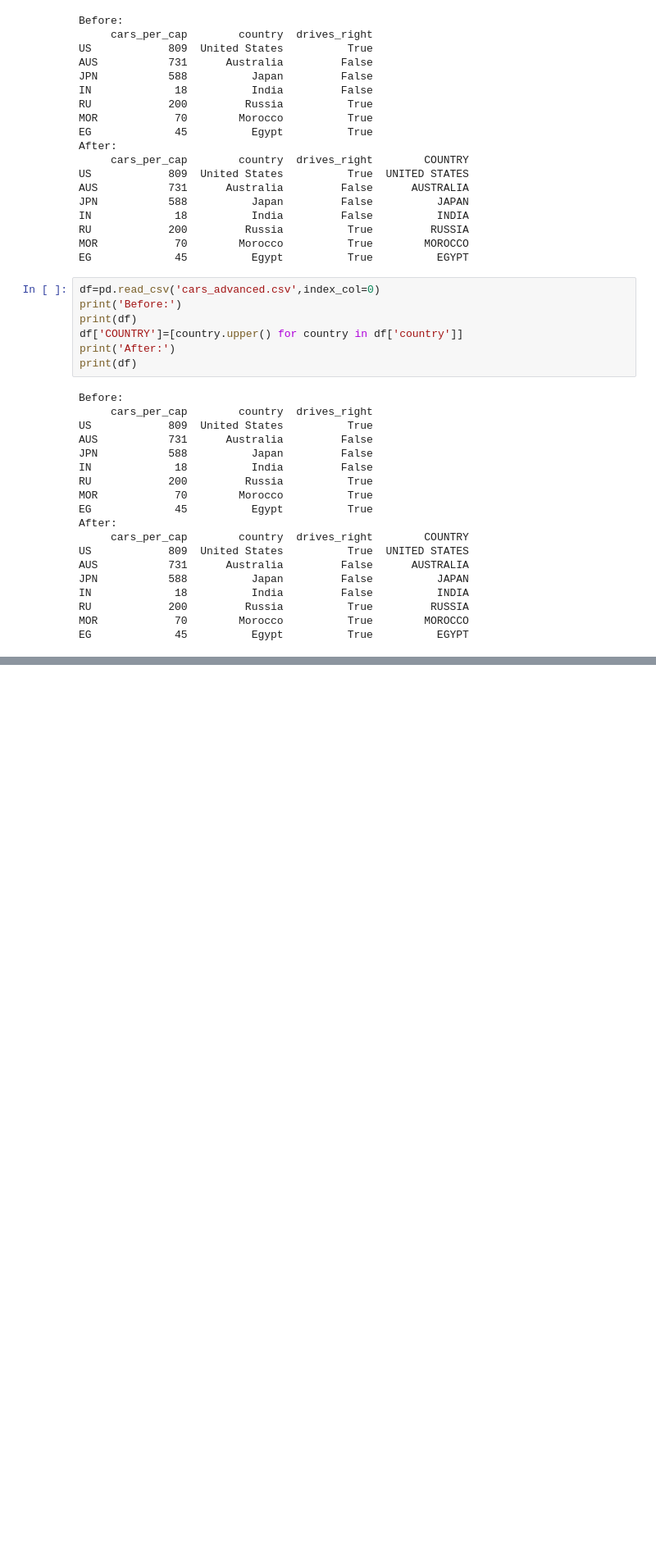
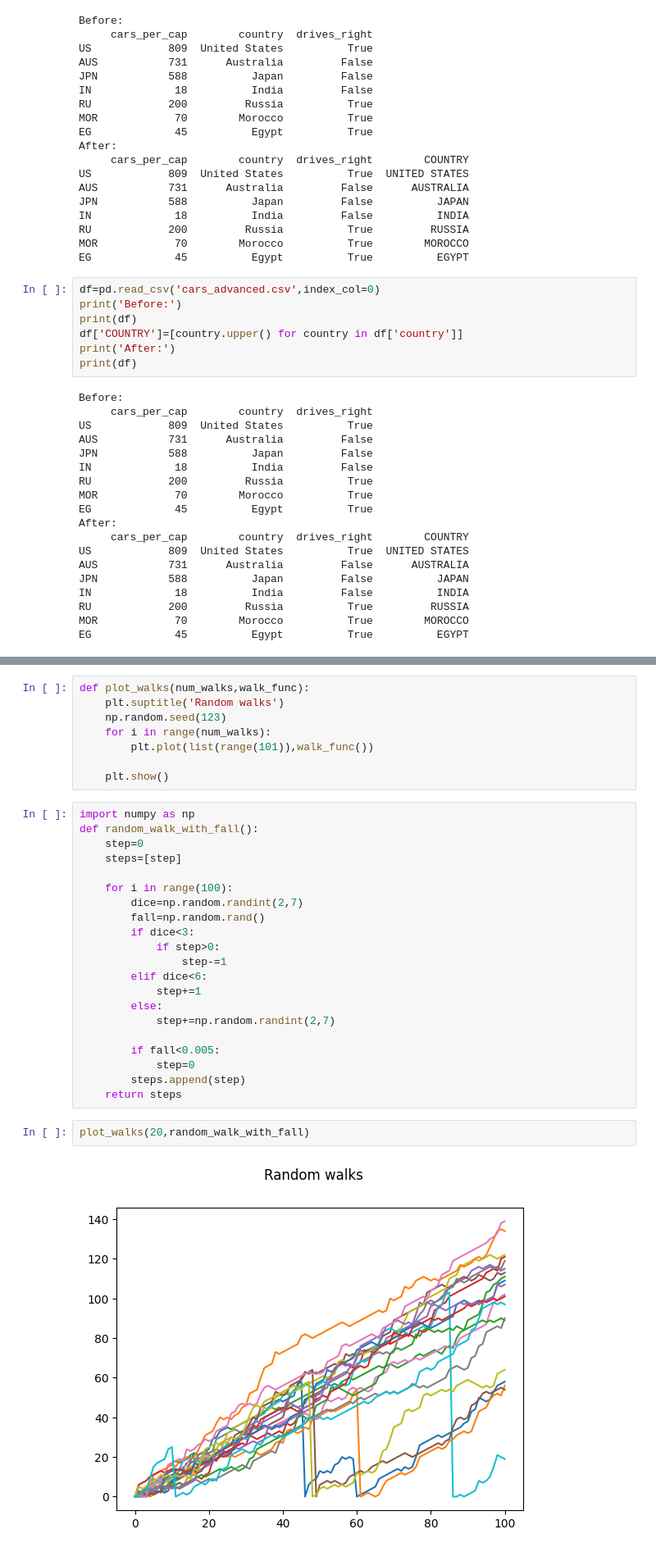
Before and after one commit to SashoVas/MachineLearning, a Jupyter notebook: Numpy, Pandas, Matplotlib & Seaborn/Tasks.ipynb, the cells around one changed output, grey strips where cells are left out. Shown: that part at 82% size. Saved outputs shown, nothing was run; the diff lists cells and outputs as text; blank space fills up the shorter version.

```diff
--- a/Numpy, Pandas, Matplotlib & Seaborn/Tasks.ipynb
+++ b/Numpy, Pandas, Matplotlib & Seaborn/Tasks.ipynb
@@ -406,0 +470,33 @@ After  throw step = 51
+# %%
+def plot_walks(num_walks,walk_func):
+    plt.suptitle('Random walks')
+    np.random.seed(123)
+    for i in range(num_walks):
+        plt.plot(list(range(101)),walk_func())
+
+    plt.show()
+# %%
+import numpy as np
+def random_walk_with_fall():
+    step=0
+    steps=[step]
+
+    for i in range(100):
+        dice=np.random.randint(2,7)
+        fall=np.random.rand()
+        if dice<3:
+            if step>0:
+                step-=1
+        elif dice<6:
+            step+=1
+        else:
+            step+=np.random.randint(2,7)
+
+        if fall<0.005:
+            step=0
+        steps.append(step)
+    return steps
+# %%
+plot_walks(20,random_walk_with_fall)
+# %% [output]
+[figure, added]
```
Also changed, not shown: parts of 5 cells of this notebook, 2 other files.
